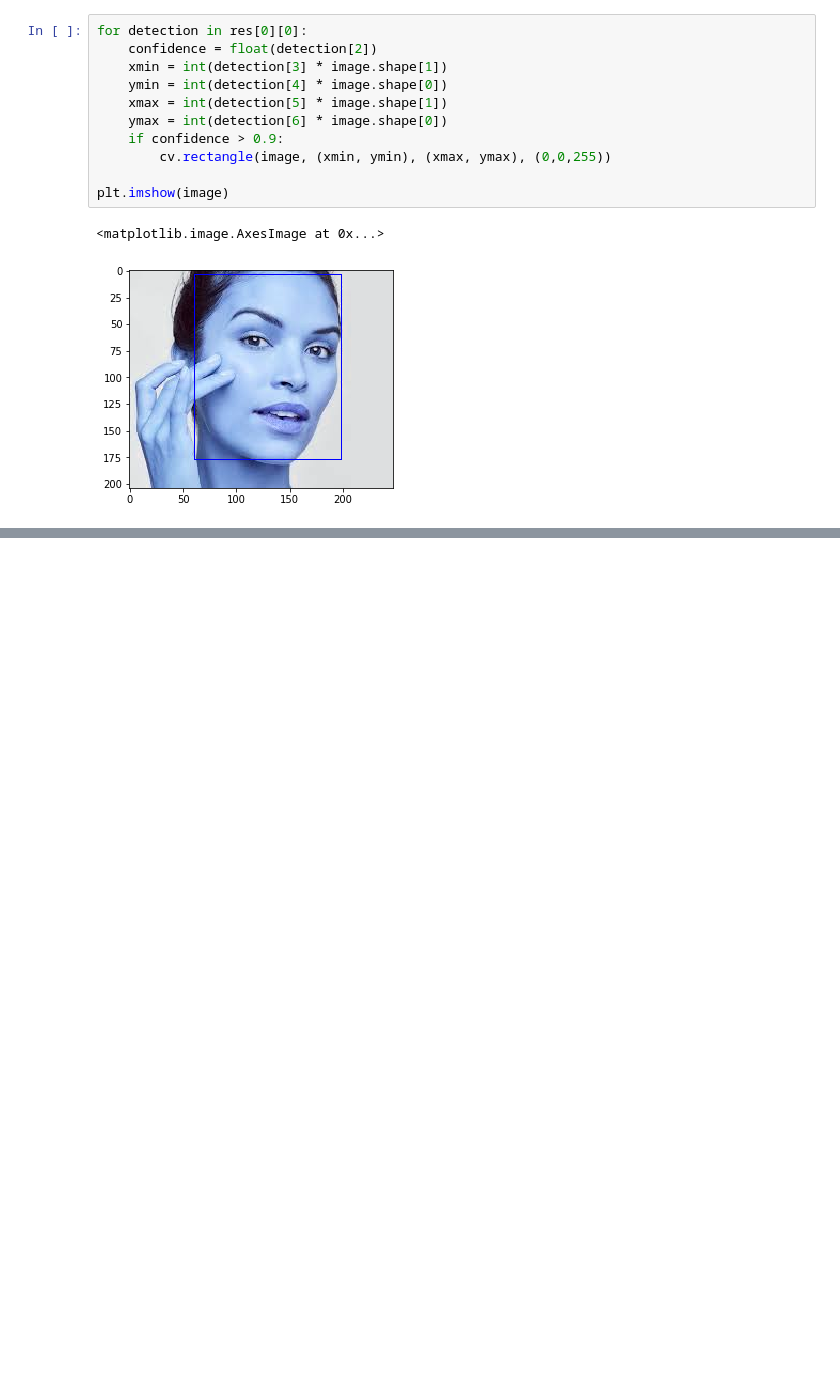
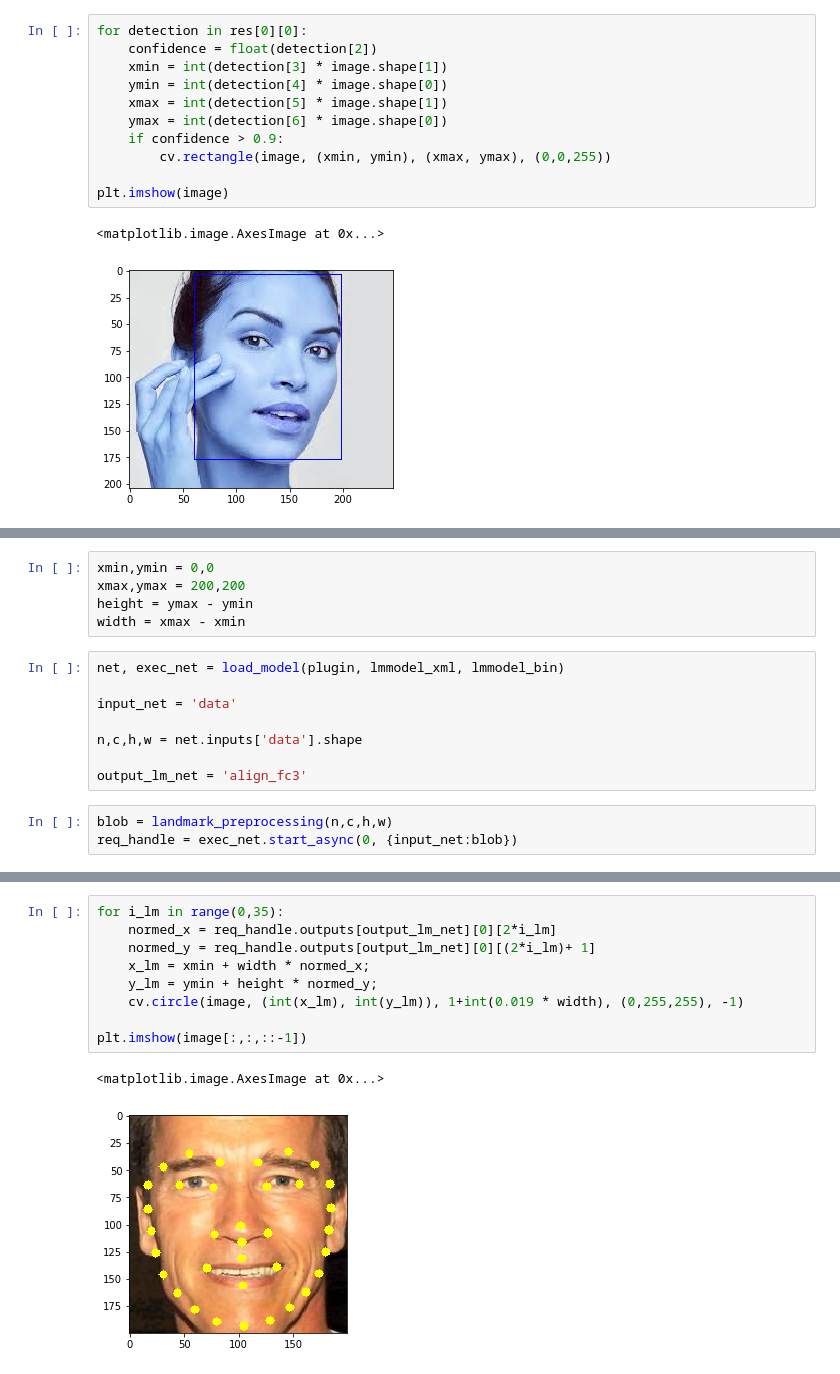
Before and after one commit to BenedictusAryo/practice_opencv, a Jupyter notebook: test_openvino/lomba/research.ipynb, the cells around one changed output, grey strips where cells are left out. Drawn from its saved outputs; the diff is of its cells as text; blank space fills up the shorter version.

```diff
--- a/test_openvino/lomba/research.ipynb
+++ b/test_openvino/lomba/research.ipynb
@@ -102,0 +128,16 @@ plt.imshow(image)
+# %%
+xmin,ymin = 0,0
+xmax,ymax = 200,200
+height = ymax - ymin
+width = xmax - xmin
+# %%
+net, exec_net = load_model(plugin, lmmodel_xml, lmmodel_bin)
+
+input_net = 'data'
+
+n,c,h,w = net.inputs['data'].shape
+
+output_lm_net = 'align_fc3'
+# %%
+blob = landmark_preprocessing(n,c,h,w)
+req_handle = exec_net.start_async(0, {input_net:blob})
@@ -102,0 +164,12 @@ plt.imshow(image)
+# %%
+for i_lm in range(0,35):
+    normed_x = req_handle.outputs[output_lm_net][0][2*i_lm]
+    normed_y = req_handle.outputs[output_lm_net][0][(2*i_lm)+ 1]
+    x_lm = xmin + width * normed_x;
+    y_lm = ymin + height * normed_y;
+    cv.circle(image, (int(x_lm), int(y_lm)), 1+int(0.019 * width), (0,255,255), -1)
+
+plt.imshow(image[:,:,::-1])
+# %% [output]
+<matplotlib.image.AxesImage at 0x...>
+[figure, added]
```
Also changed, not shown: parts of 7 cells of this notebook, 2 other files.
